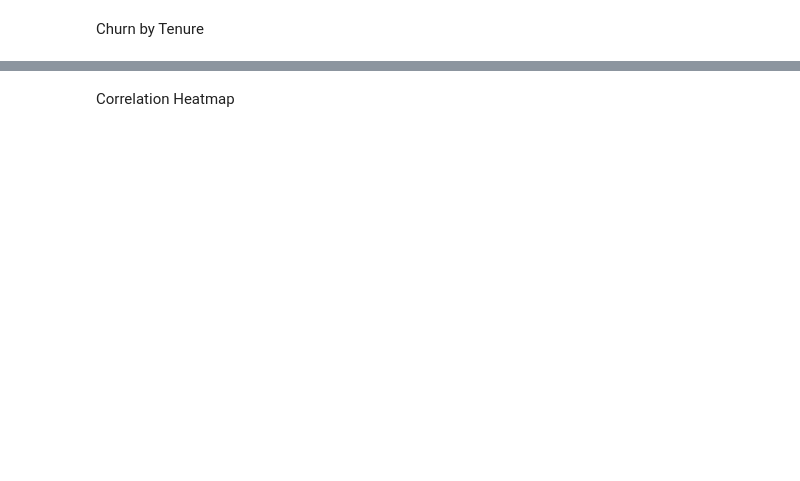
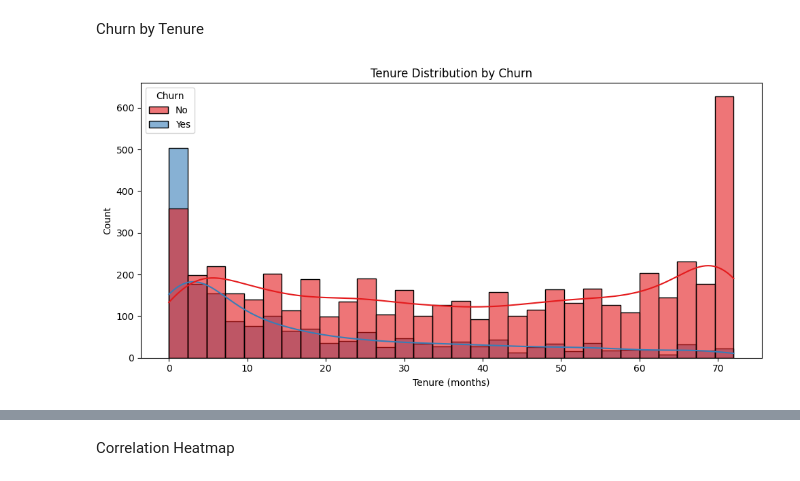
Before and after one commit to Jagmohan-Prajapati/customer-churn-prediction, a Jupyter notebook: notebooks/01_EDA.ipynb, the cells around one changed output, grey strips where cells are left out. Cells and saved outputs as stored; diff of their text form; code cells hidden in the pictures; blank space fills up the shorter version.

```diff
--- a/notebooks/01_EDA.ipynb
+++ b/notebooks/01_EDA.ipynb
@@ -28,6 +90,13 @@ plt.show()
 # %% [markdown]
 Churn by Tenure
 # %%
-sns.histplot(data=df, x='tenure', hue='Churn', bins=30, kde=True, palette='Set1')
+plt.figure(figsize=(10, 5))
+sns.histplot(data=df, x='tenure', hue='Churn', bins=30,
+             kde=True, palette='Set1', alpha=0.6)
 plt.title('Tenure Distribution by Churn')
+plt.xlabel('Tenure (months)')
+plt.tight_layout()
+plt.savefig('../data/churn_by_tenure.png', dpi=150)
 plt.show()
+# %% [output]
+[figure, added]
```
Also changed, not shown: parts of 11 cells of this notebook, 6 other files.
